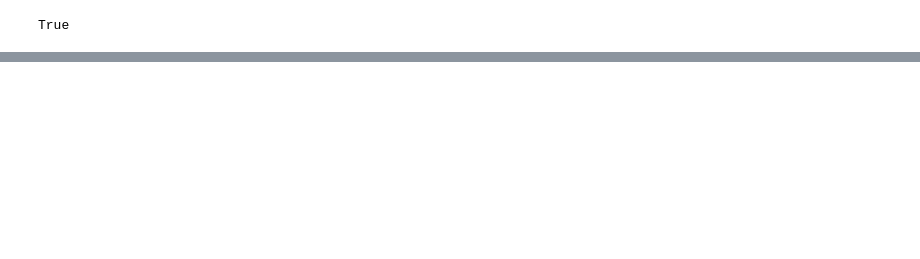
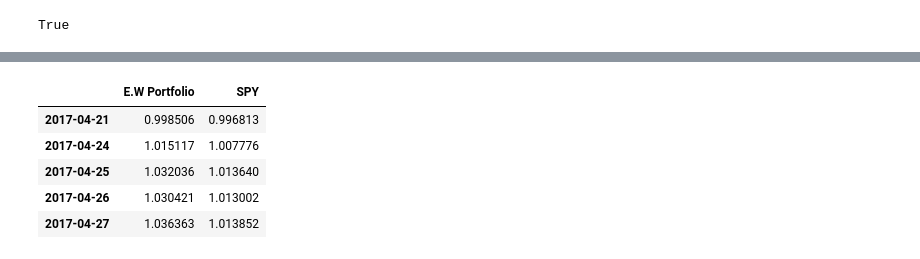
Before and after one commit to Nithy29/Responsible_Investor, a Jupyter notebook: Notebook Files/Analysis.ipynb, the cells around one changed output, grey strips where cells are left out. Cells and saved outputs as stored; diff of their text form; code cells hidden in the pictures; blank space fills up the shorter version.

```diff
--- a/Notebook Files/Analysis.ipynb
+++ b/Notebook Files/Analysis.ipynb
@@ -237,0 +333,9 @@ plt.savefig('Images/Sharpe Ratio.png', bbox_inches='tight')                   #S
+# %%
+comparison.head()               #Show the caculated comparion df
+# %% [output]
+|  | E.W Portfolio | SPY |
+| 2017-04-21 | 0.998506 | 0.996813 |
+| 2017-04-24 | 1.015117 | 1.007776 |
+| 2017-04-25 | 1.032036 | 1.013640 |
+| 2017-04-26 | 1.030421 | 1.013002 |
+| 2017-04-27 | 1.036363 | 1.013852 |
```
Also changed, not shown: parts of 26 cells of this notebook, 2 other files.
